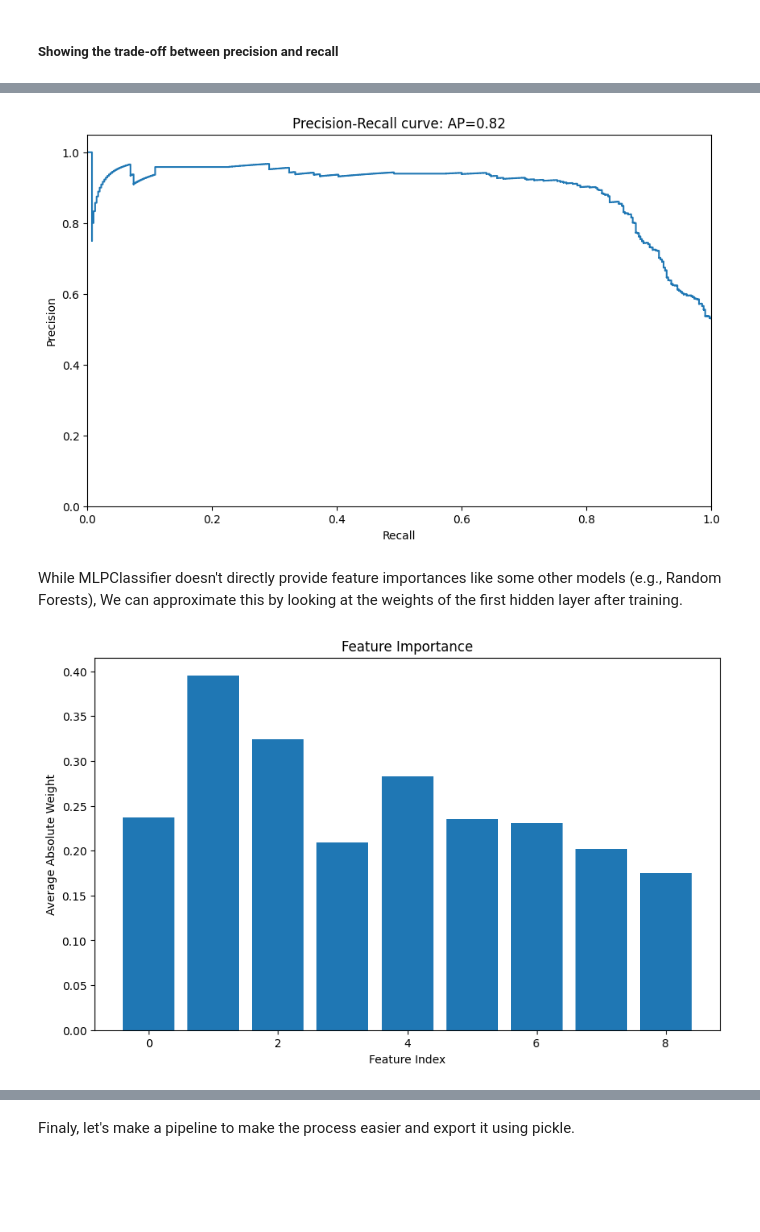
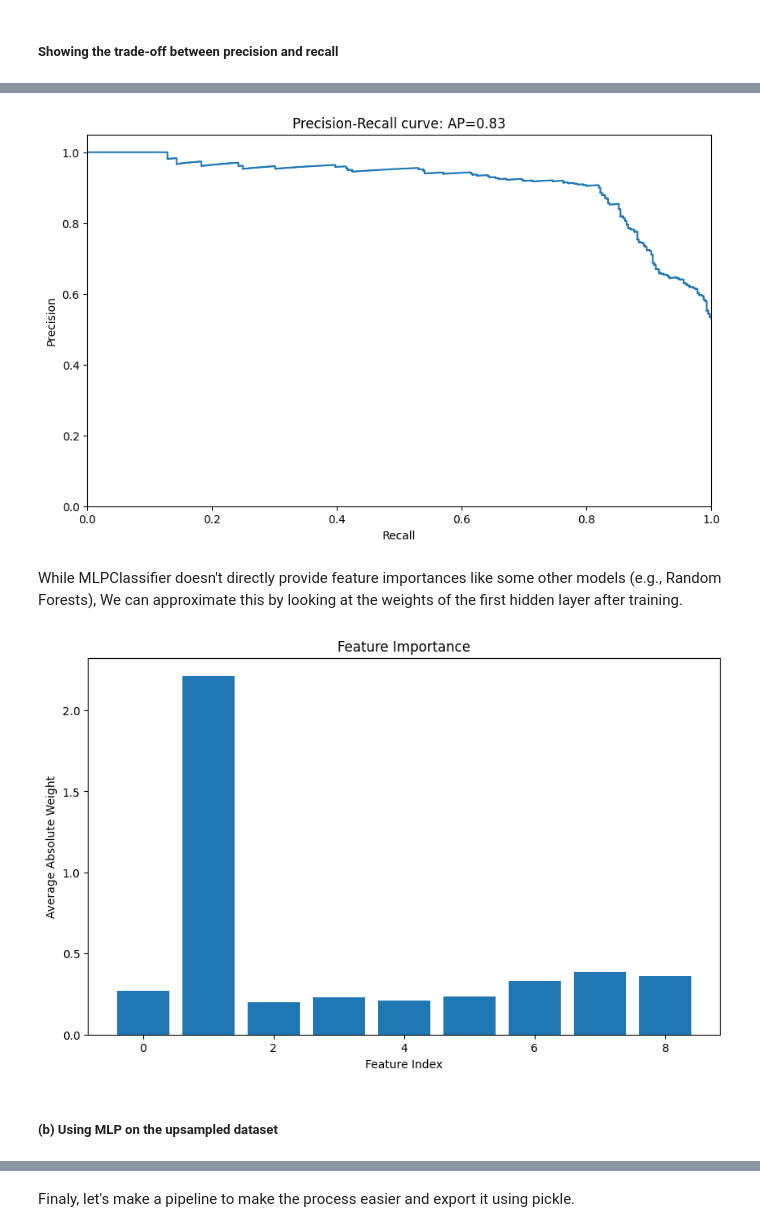
Before and after one commit to Saru99034/Python-Project-A4-DIA, a Jupyter notebook: Python Project Sarujan DENSON - Ahmed MAALOUL - Martin PUJOL.ipynb, the cells around one changed output, grey strips where cells are left out. Cells and saved outputs as stored; diff of their text form; code cells hidden in the pictures; blank space fills up the shorter version.

```diff
--- a/Python Project Sarujan DENSON - Ahmed MAALOUL - Martin PUJOL.ipynb
+++ b/Python Project Sarujan DENSON - Ahmed MAALOUL - Martin PUJOL.ipynb
@@ -325,10 +325,10 @@ cleaned_dataset_majority_downsampled = resample(cleaned_dataset_majority,
                                  random_state=123) # reproducible results
 
 # Combine minority class with downsampled majority class
-cleaned_dataset_balanced = pd.concat([cleaned_dataset_majority_downsampled, cleaned_dataset_minority])
+cleaned_dataset_balanced_downsampled = pd.concat([cleaned_dataset_majority_downsampled, cleaned_dataset_minority])
 
 # Display new class counts
-cleaned_dataset_balanced['Revenue'].value_counts()
+cleaned_dataset_balanced_downsampled['Revenue'].value_counts()
 # %% [output]
 Revenue
 0    1908
@@ -378,21 +372,20 @@ from sklearn.metrics import accuracy_score
 
 
 #First let's define the model
-logistic_model = LogisticRegression(max_iter=1000)
+logistic_model_ds = LogisticRegression(max_iter=1000)
 
 param_grid = {
     'C': [0.001, 0.01, 0.1, 1, 10, 100],
 }
 
 # We use grid search to find the best hyperparameters
-log_grid_search = GridSearchCV(logistic_model, param_grid, cv=5, scoring='accuracy')
-log_grid_search.fit(X_train, Y_train)
-
+log_grid_search_ds = GridSearchCV(logistic_model_ds, param_grid, cv=5, scoring='accuracy')
+log_grid_search_ds.fit(X_train_ds, Y_train_ds)
 # Show the best hyperparameters
-print("The best parameters are :", log_grid_search.best_params_)
+print("The best parameters are :", log_grid_search_ds.best_params_)
 
 # Use the best model to make predictions on the test data
-logistic_predictions = log_grid_search.predict(X_test)
+logistic_predictions_ds = log_grid_search_ds.predict(X_test_ds)
 
-print("Classification Report:\n", classification_report(Y_test, logistic_predictions))
+print("Classification Report:\n", classification_report(Y_test_ds, logistic_predictions_ds))
 # %% [output]
@@ -462,14 +524,7 @@ plt.show()
 from sklearn.neural_network import MLPClassifier
 
 #First let's define the model
-mlp = MLPClassifier(max_iter= 1000)
-
-param_grid_mlp = {
-    'hidden_layer_sizes': [(10,30,10), (10,10), (20,)],
-    'activation': ['tanh', 'relu'],
-    'alpha': [0.0001, 0.05],
-    'learning_rate': ['constant','adaptive'],
-}
+mlp_ds = MLPClassifier(max_iter= 1000)
 
 param_grid_mlp = {
     'hidden_layer_sizes': [(20,20), (10,10), (20,), (10,)],
@@ -477,14 +532,14 @@ param_grid_mlp = {
 }
 
 # We use grid search to find the best hyperparameters
-mlp_grid_search = GridSearchCV(mlp, param_grid_mlp, cv=5, scoring='accuracy')
-mlp_grid_search.fit(X_train, Y_train)
+mlp_grid_search_ds = GridSearchCV(mlp_ds, param_grid_mlp, cv=5, scoring='accuracy')
+mlp_grid_search_ds.fit(X_train_ds, Y_train_ds)
 
 # Show the best hyperparameters
-print("The best parameters are :", mlp_grid_search.best_params_)
+print("The best parameters are :", mlp_grid_search_ds.best_params_)
 
 # Use the best model to make predictions on the test data
-mlp_predictions = mlp_grid_search.predict(X_test)
+mlp_predictions_ds = mlp_grid_search_ds.predict(X_test_ds)
 
-print("Classification Report:\n", classification_report(Y_test, mlp_predictions))
+print("Classification Report:\n", classification_report(Y_test_ds, mlp_predictions_ds))
 # %% [output]
@@ -527,9 +581,6 @@ plt.show()
 # %%
-from sklearn.metrics import precision_recall_curve
-from sklearn.metrics import average_precision_score
-
-precision, recall, _ = precision_recall_curve(Y_test, mlp_grid_search.predict_proba(X_test)[:,1])
-average_precision = average_precision_score(Y_test, mlp_predictions)
+precision, recall, _ = precision_recall_curve(Y_test_ds, mlp_grid_search_ds.predict_proba(X_test_ds)[:,1])
+average_precision = average_precision_score(Y_test_ds, mlp_predictions_ds)
 
 plt.figure(figsize=(10,6))
 plt.step(recall, precision, where='post')
@@ -540,18 +591,20 @@ plt.xlim([0.0, 1.0])
 plt.title('Precision-Recall curve: AP={0:0.2f}'.format(average_precision))
 plt.show()
 # %% [output]
-[figure, old version]
+[figure, new version]
 # %% [markdown]
 While MLPClassifier doesn't directly provide feature importances like some other models (e.g., Random Forests), We can approximate this by looking at the weights of the first hidden layer after training.
 # %%
 import numpy as np
 
-feature_importances = np.mean(np.abs(mlp_grid_search.best_estimator_.coefs_[0]), axis=1)
+feature_importances = np.mean(np.abs(mlp_grid_search_ds.best_estimator_.coefs_[0]), axis=1)
 plt.figure(figsize=(10,6))
-plt.bar(range(X_train.shape[1]), feature_importances)
+plt.bar(range(X_train_ds.shape[1]), feature_importances)
 plt.xlabel('Feature Index')
 plt.ylabel('Average Absolute Weight')
 plt.title('Feature Importance')
 plt.show()
 # %% [output]
-[figure, old version]
+[figure, new version]
+# %% [markdown]
+##### (b) Using MLP on the upsampled dataset
```
Also changed, not shown: parts of 42 cells of this notebook, 1 other file.
